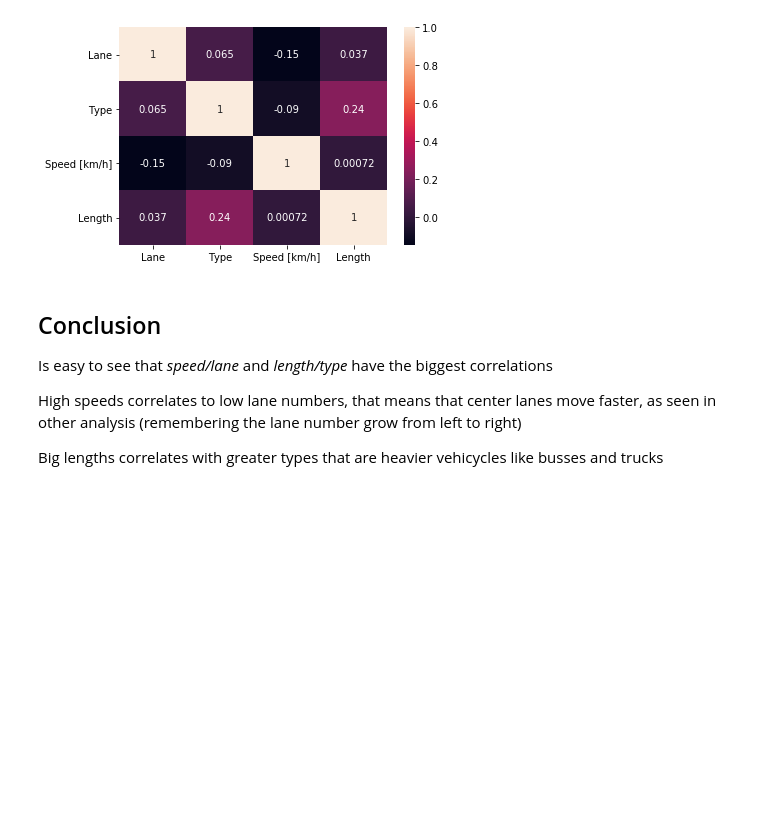
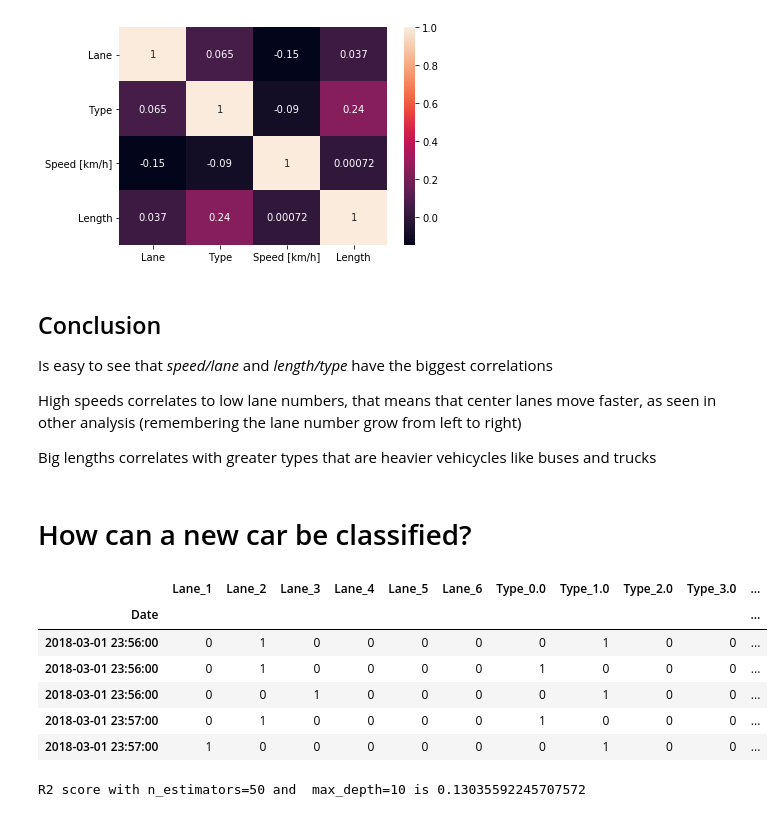
Before and after one commit to guilistocco/Udacity-Car_Radar_Lanes, a Jupyter notebook: Radar_analysis.ipynb, the cells around one changed output. Drawn from its saved outputs; the diff is of its cells as text; code cells hidden in the pictures; blank space fills up the shorter version.

Commit message:
final analysis upon radars done

```diff
--- a/Radar_analysis.ipynb
+++ b/Radar_analysis.ipynb
@@ -18,3 +14,7 @@ df_base = pd.read_csv(r"D:\\Users\\guilh\\Documents\\GitHub\\Dados_CET\\Marco_20
+# %%
+# to download the data, access https://drive.google.com/file/d/1VG-t8t1mq_HZV-Ue6zkth_3Ne4IfCOrq/view?usp=sharing
+
+df_base = pd.read_csv(r"Radar_Data_2.03.2018.csv", index_col= "Data")
 # %%
 df_base.head()
 # %% [output]
@@ -202,4 +202,32 @@ Is easy to see that *speed/lane* and *length/type* have the biggest correlations
 
 High speeds correlates to low lane numbers, that means that center lanes move faster, as seen in other analysis (remembering the lane number grow from left to right)
 
-Big lengths correlates with greater types that are heavier vehicycles like busses and trucks
+Big lengths correlates with greater types that are heavier vehicycles like buses and trucks
+# %% [markdown]
+# How can a new car be classified?
+# %%
+df_regression = df_base[["Numero Agrupado", "Faixa", "Registro", "Especie", "Classe", "Velocidade", "Comprimento"]]
+
+df_regression.loc[:,"Comprimento"] = df_regression.loc[:,"Comprimento"] /10
+
+df_regression.loc[:,"Velocidade"] = df_regression.loc[:,"Velocidade"] * 0.36
+# %%
+df_regression.columns = ["Radar", "Lane", "Register", "Type", "Class", "Speed [km/h]", "Length"]
+
+
+Validation = df_regression.loc[df_regression["Speed [km/h]"].isna()]
+X = df_regression[["Lane", "Type", "Class", "Length"]].dropna()
+X = pd.concat([pd.get_dummies(X[["Lane", "Type", "Class"]].astype("object")),X["Length"]], axis=1)
+
+y = df_regression["Speed [km/h]"].dropna()
+
+
+X.head()
+# %% [output]
+|  | Lane_1 | Lane_2 | Lane_3 | Lane_4 | Lane_5 | Lane_6 | Type_0.0 | Type_1.0 | Type_2.0 | Type_3.0 | ... |
+| Date |  |  |  |  |  |  |  |  |  |  | ... |
+| 2018-03-01 23:56:00 | 0 | 1 | 0 | 0 | 0 | 0 | 0 | 1 | 0 | 0 | ... |
+| 2018-03-01 23:56:00 | 0 | 1 | 0 | 0 | 0 | 0 | 1 | 0 | 0 | 0 | ... |
+| 2018-03-01 23:56:00 | 0 | 0 | 1 | 0 | 0 | 0 | 0 | 1 | 0 | 0 | ... |
+| 2018-03-01 23:57:00 | 0 | 1 | 0 | 0 | 0 | 0 | 1 | 0 | 0 | 0 | ... |
+| 2018-03-01 23:57:00 | 1 | 0 | 0 | 0 | 0 | 0 | 0 | 1 | 0 | 0 | ... |
@@ -205,0 +236,7 @@ Big lengths correlates with greater types that are heavier vehicycles like busse
+# %%
+regr = RandomForestRegressor(n_estimators=50, max_depth=10, random_state=42)
+regr.fit(X_train, y_train)
+
+print("R2 score with n_estimators={} and  max_depth={} is {} ".format(50,10,regr.score(X_test,y_test)))
+# %% [output]
+R2 score with n_estimators=50 and  max_depth=10 is 0.13035592245707572
```
Also changed, not shown: parts of 5 cells of this notebook, 5 other files.
